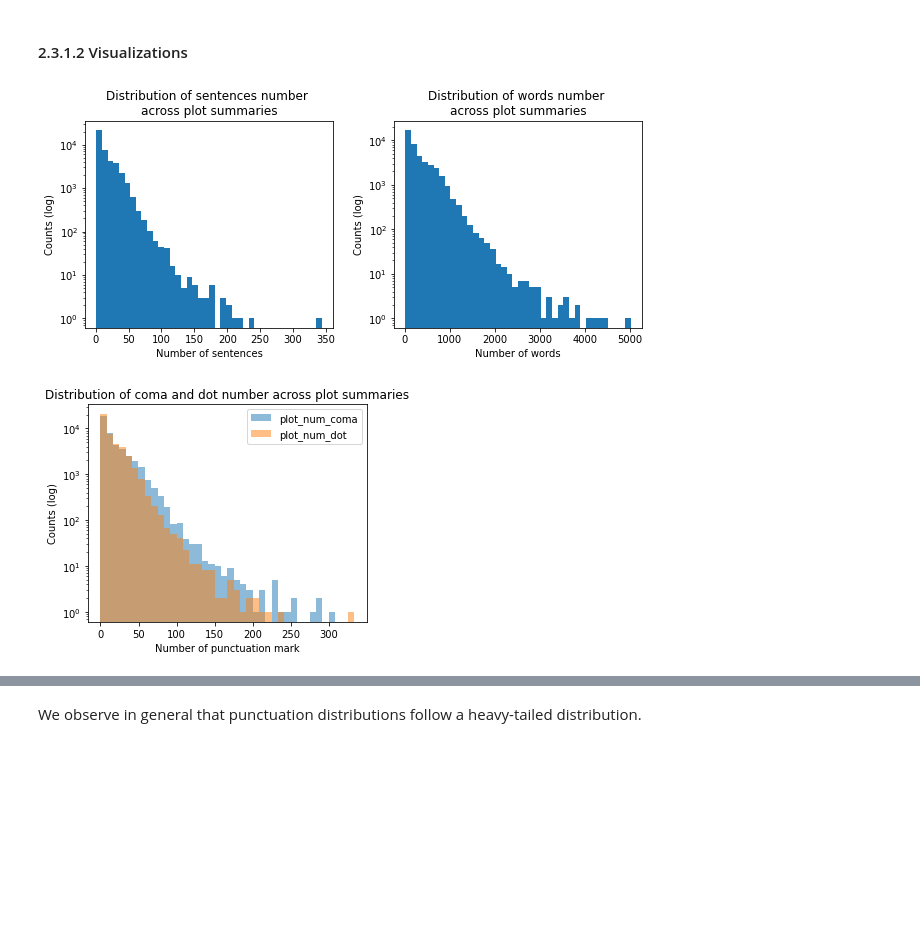
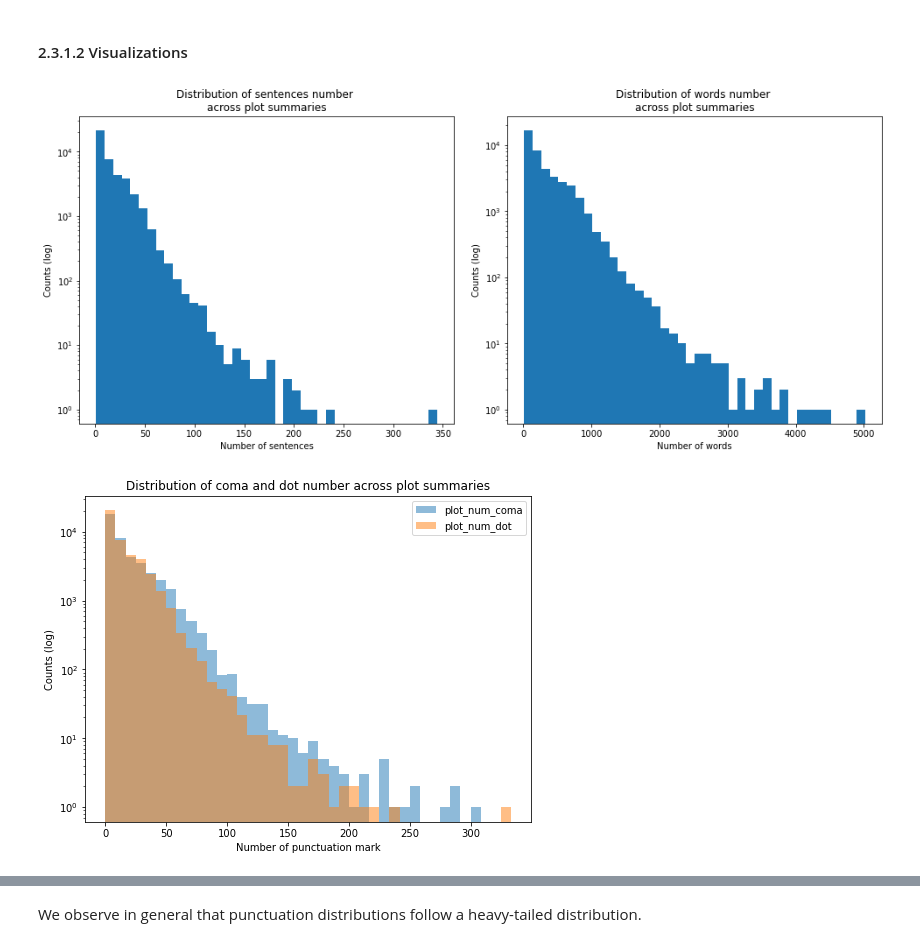
Before and after one commit to salome-baup/ada-2022-project-adaccord, a Jupyter notebook: Milestone2.ipynb, the cells around one changed output, grey strips where cells are left out. Cells and saved outputs as stored; diff of their text form; code cells hidden in the pictures; blank space fills up the shorter version.

```diff
--- a/Milestone2.ipynb
+++ b/Milestone2.ipynb
@@ -853,29 +849,29 @@ movies[['plot_num_sentences','plot_num_words','plot_num_dot','plot_num_coma','pl
 # %% [markdown]
 #### 2.3.1.2 Visualizations
 # %%
-fig, axs = plt.subplots(1, 2, figsize=(9,4))
+fig, axs = plt.subplots(1, 2, figsize=(14,6))
 fig.tight_layout(pad=3)
 axs[0].hist(movies.plot_num_sentences,bins=40,log=True)
 axs[0].set_title('Distribution of sentences number \nacross plot summaries')
 axs[0].set_xlabel('Number of sentences')
 axs[0].set_ylabel('Counts (log)')
 
 axs[1].hist(movies.plot_num_words,bins=40,log=True)
 axs[1].set_title('Distribution of words number \nacross plot summaries')
 axs[1].set_xlabel('Number of words')
 axs[1].set_ylabel('Counts (log)')
 
 plt.show()
 # %% [output]
-[figure, old version]
+[figure, new version]
 # %%
 punctuation1 = movies[['plot_num_coma','plot_num_dot']]
-punctuation1.plot.hist(bins=40, log=True, alpha=0.5, figsize = (5,4))
+punctuation1.plot.hist(bins=40, log=True, alpha=0.5, figsize = (8,6))
 plt.title('Distribution of coma and dot number across plot summaries')
 plt.xlabel('Number of punctuation mark')
 plt.ylabel('Counts (log)')
 plt.show()
 # %% [output]
-[figure, old version]
+[figure, new version]
 # %%
 punctuation2 = movies[['plot_num_semicolon','plot_num_colon','plot_num_exclamation','plot_num_percentage','plot_num_interrogation']]
```
Also changed, not shown: parts of 30 cells of this notebook.
